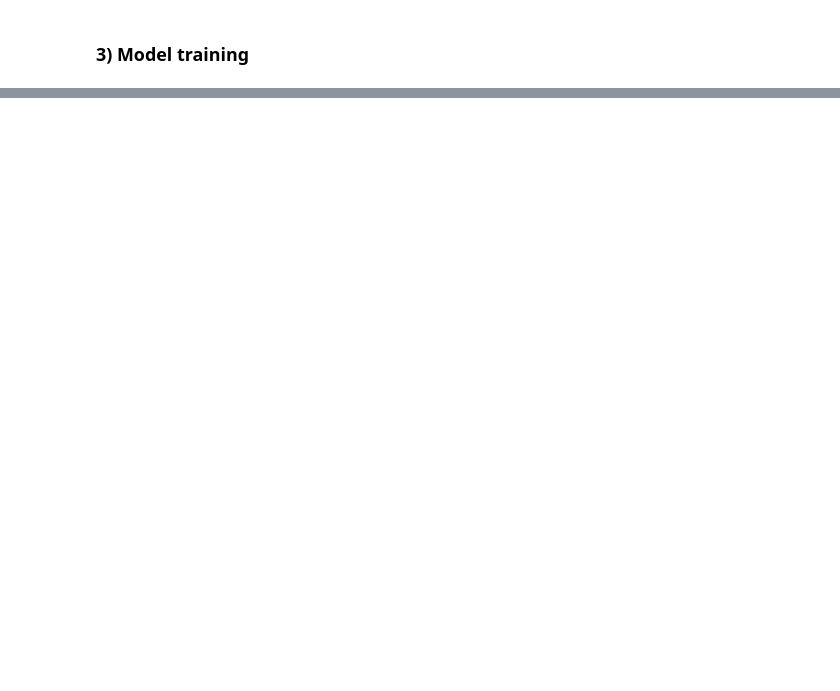
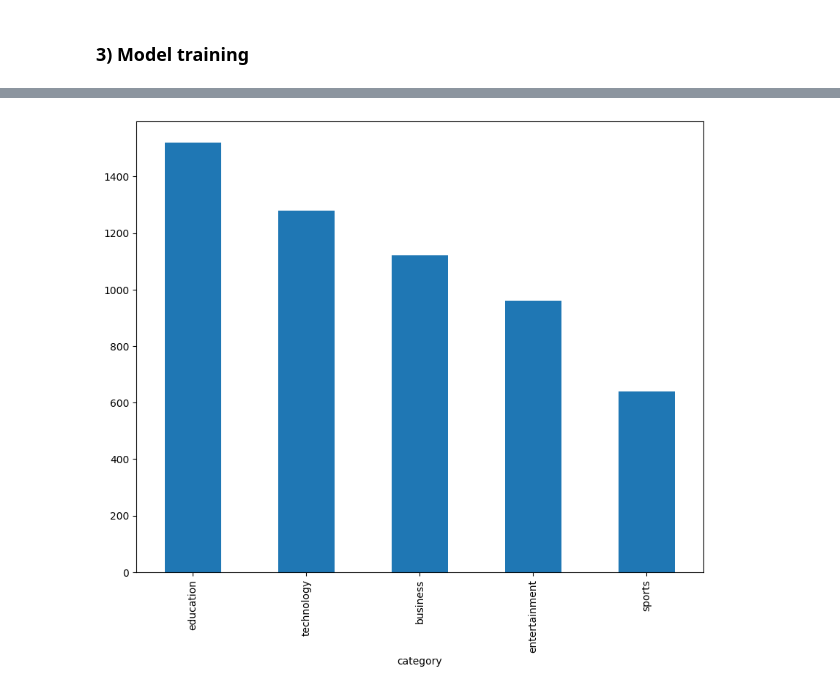
Before and after one commit to MT-Maverick/Explora_AI_Team_14_Classification_Project, a Jupyter notebook: Streamlit/notebook.ipynb, the cells around one changed output, grey strips where cells are left out. Drawn from its saved outputs; the diff is of its cells as text; code cells hidden in the pictures; blank space fills up the shorter version.

```diff
--- a/Streamlit/notebook.ipynb
+++ b/Streamlit/notebook.ipynb
@@ -273,0 +248,5 @@ entertainment       0.80      0.77      0.78       400
+# %%
+train_df['category'].value_counts().plot(kind='bar',figsize=(10, 8))
+plt.show()
+# %% [output]
+[figure, added]
```
Also changed, not shown: parts of 8 cells of this notebook.
